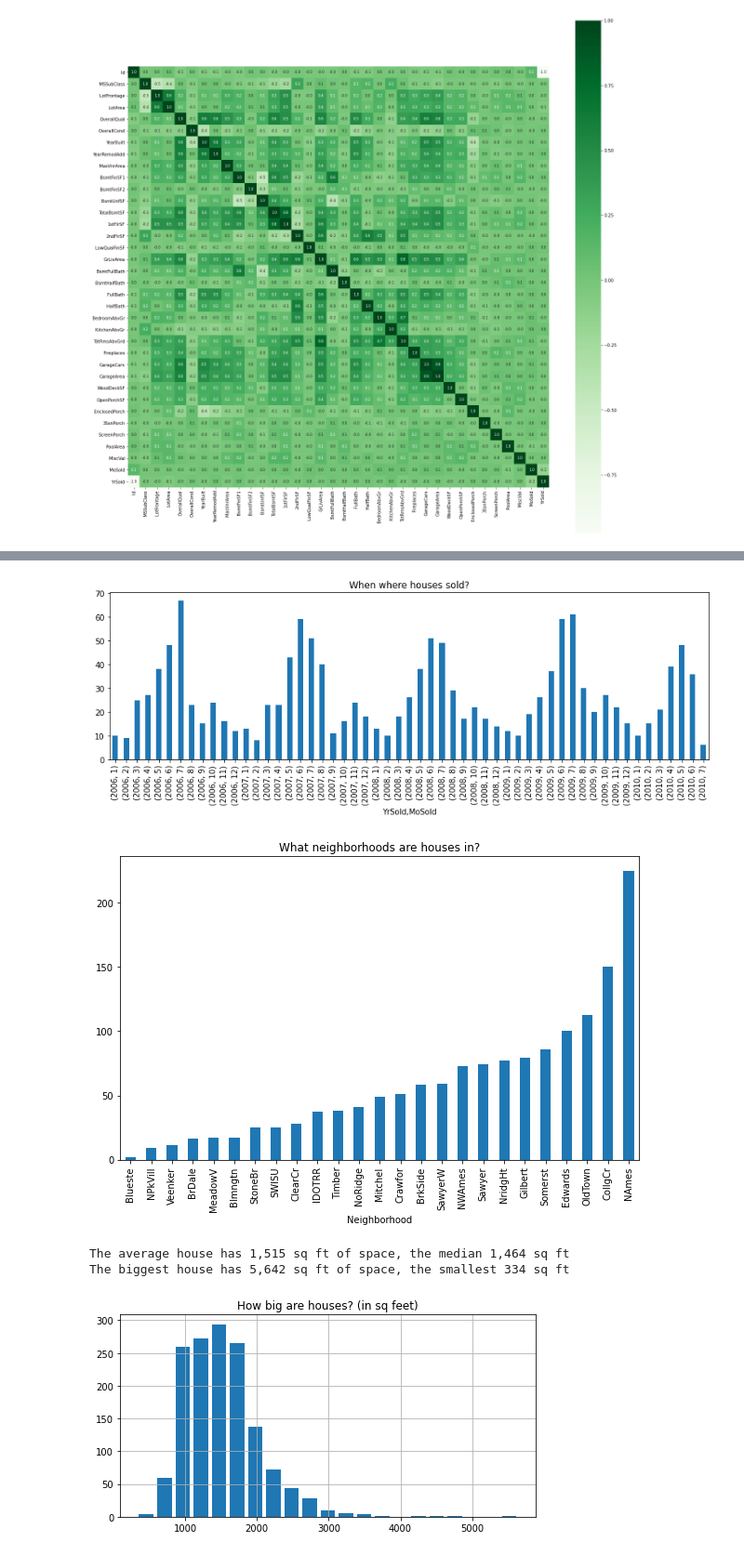
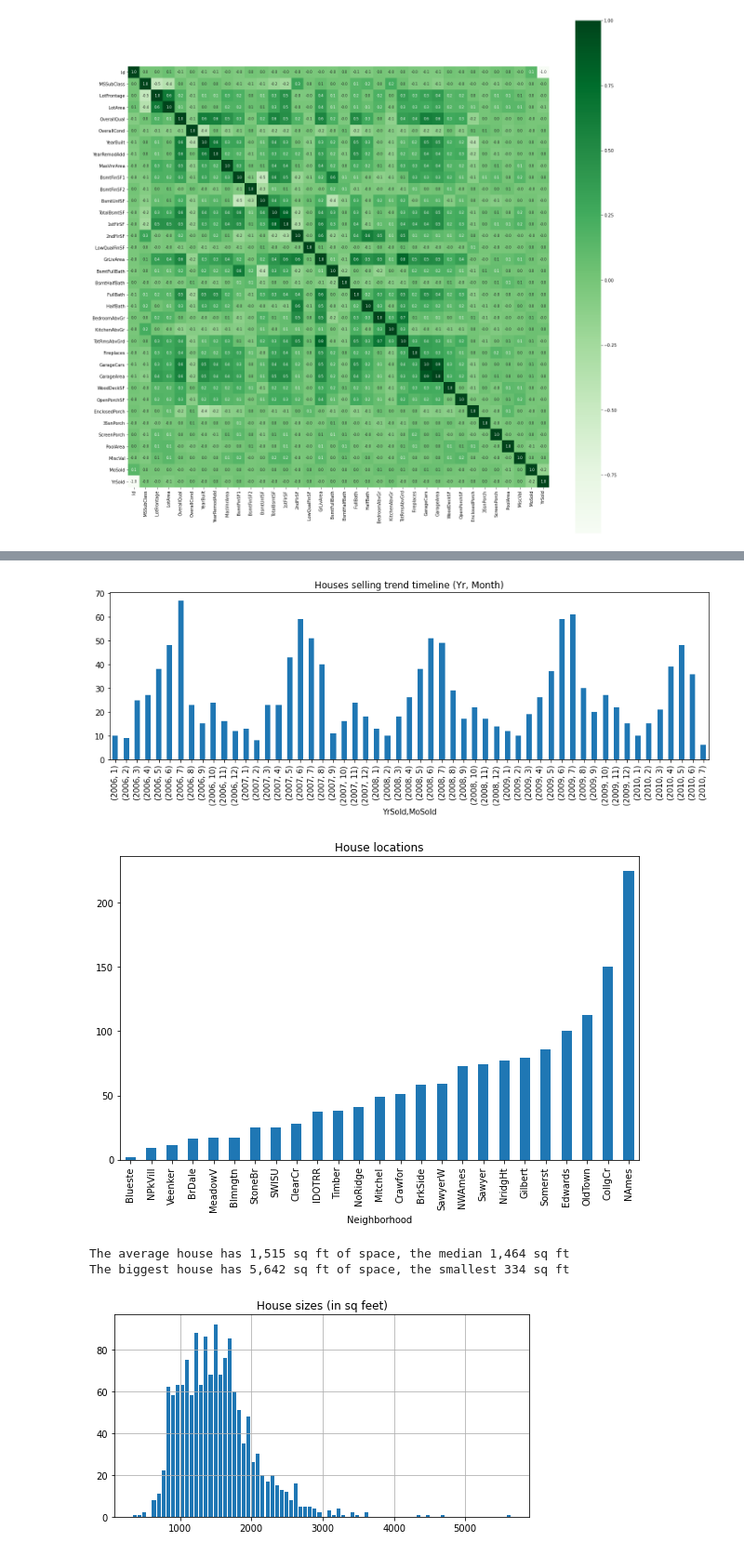
Before and after one commit to varunnthakuur/dataprocessing, a Jupyter notebook: Project_House_Prices_Advanced_Regression_Techniques.ipynb, the cells around one changed output, grey strips where cells are left out. Shown at 93% size. Saved outputs shown, nothing was run; the diff lists cells and outputs as text; code cells hidden in the pictures.

```diff
--- a/Project_House_Prices_Advanced_Regression_Techniques.ipynb
+++ b/Project_House_Prices_Advanced_Regression_Techniques.ipynb
@@ -267,28 +248,28 @@ Oldest house built in 1872. Newest house built in 2010.
 # %%
-# When where houses sold?
+# Houses selling trend timeline (Yr, Month)
 df_train.groupby(['YrSold','MoSold']).Id.count().plot(kind='bar', figsize=(14,4))
-plt.title('When where houses sold?')
+plt.title('Houses selling trend timeline (Yr, Month)')
 plt.show()
 # %% [output]
-[figure, old version]
+[figure, new version]
 # %%
-# Where are houses?
+# House locations
 df_train.groupby('Neighborhood').Id.count().\
     sort_values().plot(kind='bar', figsize=(10,6))
-plt.title('What neighborhoods are houses in?')
+plt.title('House locations')
 plt.show()
 # %% [output]
-[figure, old version]
+[figure, new version]
 # %%
-# How big are houses
+# House sizes (in sq feet)
 print('The average house has {:,.0f} sq ft of space, the median {:,.0f} sq ft'.format(
     df_train.GrLivArea.mean(), df_train.GrLivArea.median()))
 print('The biggest house has {:,.0f} sq ft of space, the smallest {:,.0f} sq ft'.format(
     df_train.GrLivArea.max(), df_train.GrLivArea.min()))
-df_train.GrLivArea.hist(bins=21, rwidth=.8, figsize=(8,4))
-plt.title('How big are houses? (in sq feet)')
+df_train.GrLivArea.hist(bins=80, rwidth=.8, figsize=(8,4))
+plt.title('House sizes (in sq feet)')
 plt.show()
 # %% [output]
 The average house has 1,515 sq ft of space, the median 1,464 sq ft
 The biggest house has 5,642 sq ft of space, the smallest 334 sq ft
-[figure, old version]
+[figure, new version]
```
Also changed, not shown: parts of 17 cells of this notebook.
